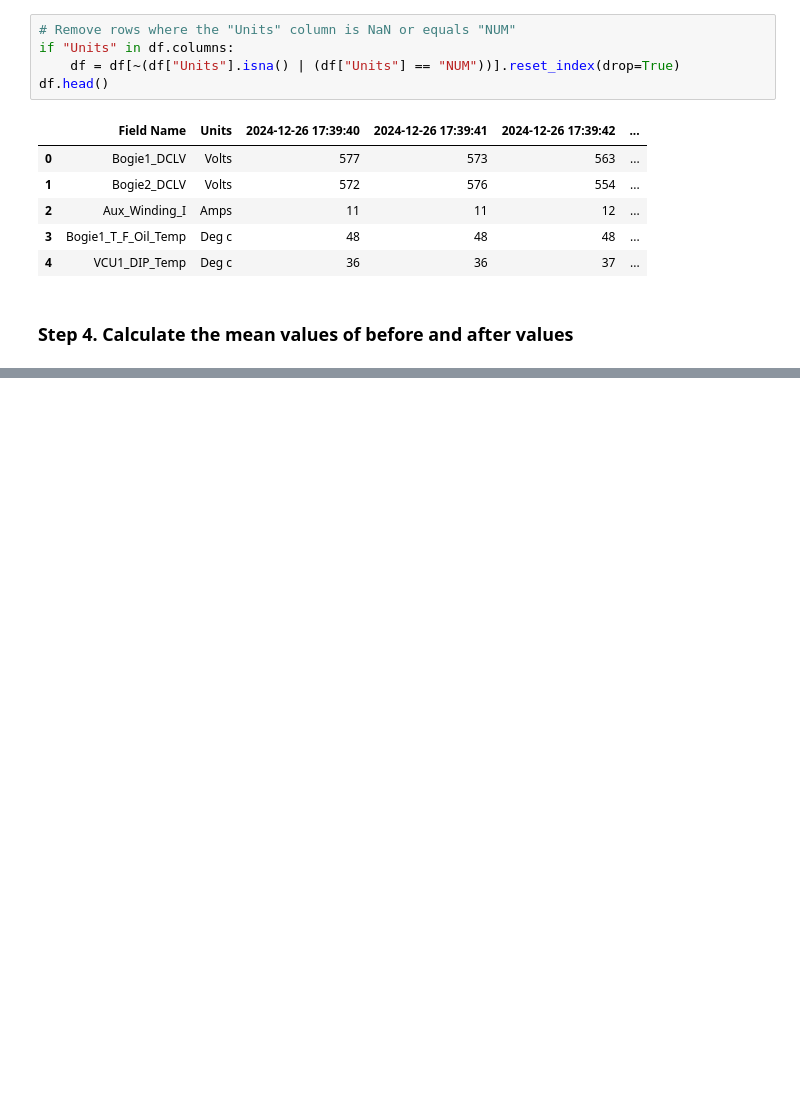
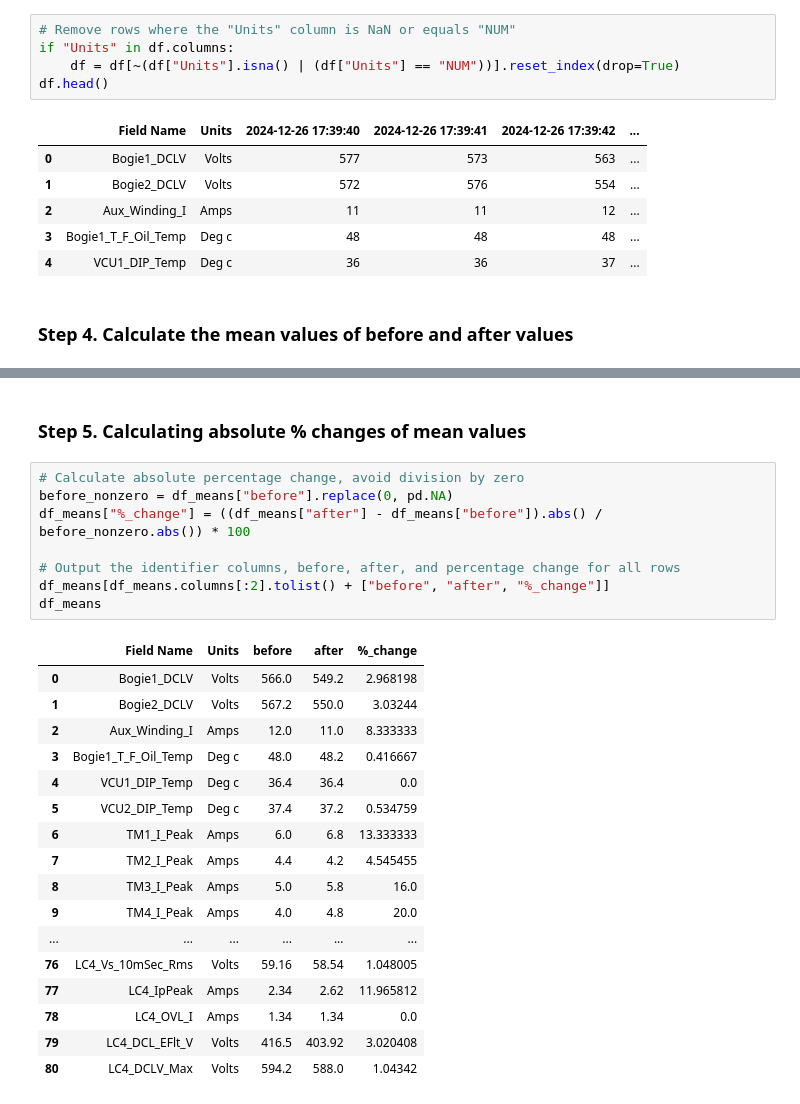
Before and after one commit to jasurlive/THESIS_WSU, a Jupyter notebook: main.ipynb, the cells around one changed output, grey strips where cells are left out. Saved outputs shown, nothing was run; the diff lists cells and outputs as text; blank space fills up the shorter version.

```diff
--- a/main.ipynb
+++ b/main.ipynb
@@ -103,0 +98,28 @@ df_means
+# %% [markdown]
+### Step 5. Calculating absolute % changes of mean values
+# %%
+# Calculate absolute percentage change, avoid division by zero
+before_nonzero = df_means["before"].replace(0, pd.NA)
+df_means["%_change"] = ((df_means["after"] - df_means["before"]).abs() / before_nonzero.abs()) * 100
+
+# Output the identifier columns, before, after, and percentage change for all rows
+df_means[df_means.columns[:2].tolist() + ["before", "after", "%_change"]]
+df_means
+# %% [output]
+|  | Field Name | Units | before | after | %_change |
+| 0 | Bogie1_DCLV | Volts | 566.0 | 549.2 | 2.968198 |
+| 1 | Bogie2_DCLV | Volts | 567.2 | 550.0 | 3.03244 |
+| 2 | Aux_Winding_I | Amps | 12.0 | 11.0 | 8.333333 |
+| 3 | Bogie1_T_F_Oil_Temp | Deg c | 48.0 | 48.2 | 0.416667 |
+| 4 | VCU1_DIP_Temp | Deg c | 36.4 | 36.4 | 0.0 |
+| 5 | VCU2_DIP_Temp | Deg c | 37.4 | 37.2 | 0.534759 |
+| 6 | TM1_I_Peak | Amps | 6.0 | 6.8 | 13.333333 |
+| 7 | TM2_I_Peak | Amps | 4.4 | 4.2 | 4.545455 |
+| 8 | TM3_I_Peak | Amps | 5.0 | 5.8 | 16.0 |
+| 9 | TM4_I_Peak | Amps | 4.0 | 4.8 | 20.0 |
+| ... | ... | ... | ... | ... | ... |
+| 76 | LC4_Vs_10mSec_Rms | Volts | 59.16 | 58.54 | 1.048005 |
+| 77 | LC4_IpPeak | Amps | 2.34 | 2.62 | 11.965812 |
+| 78 | LC4_OVL_I | Amps | 1.34 | 1.34 | 0.0 |
+| 79 | LC4_DCL_EFlt_V | Volts | 416.5 | 403.92 | 3.020408 |
+| 80 | LC4_DCLV_Max | Volts | 594.2 | 588.0 | 1.04342 |
```
Also changed, not shown: parts of 4 cells of this notebook.
